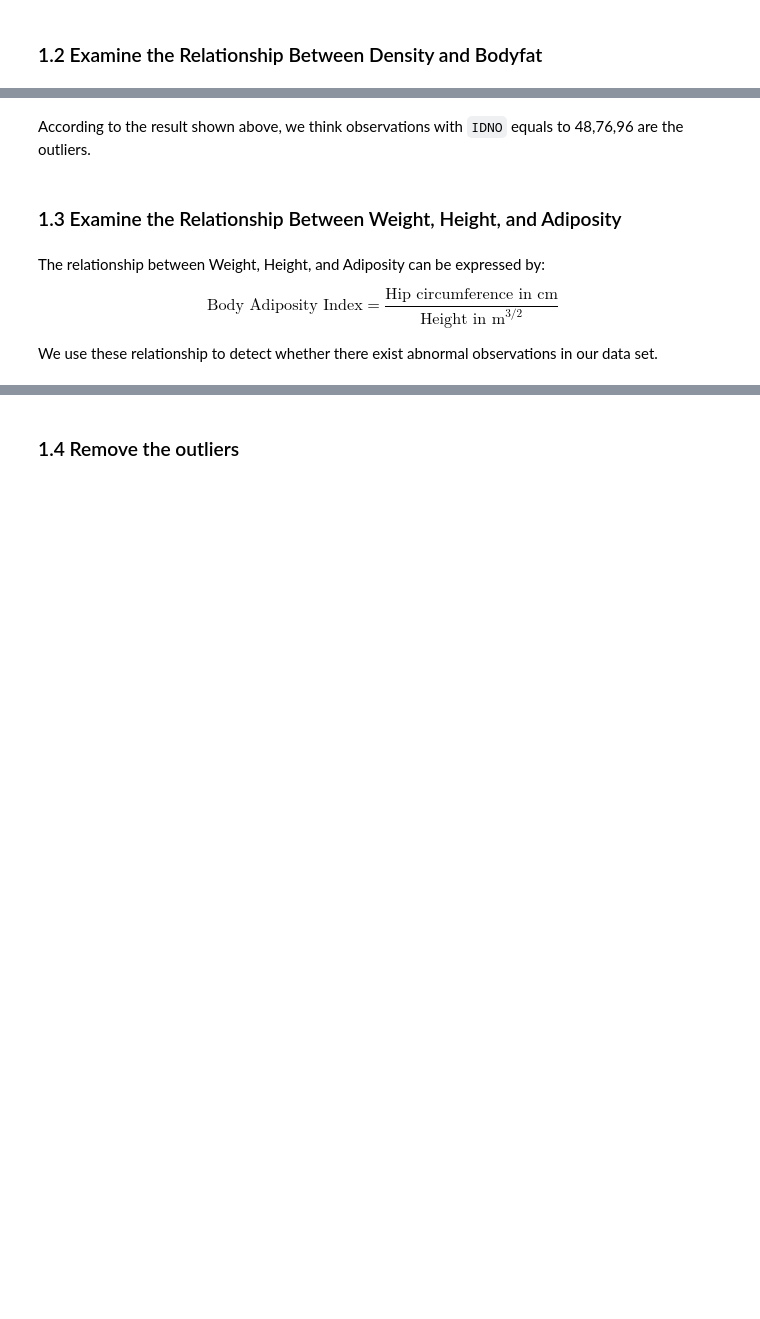
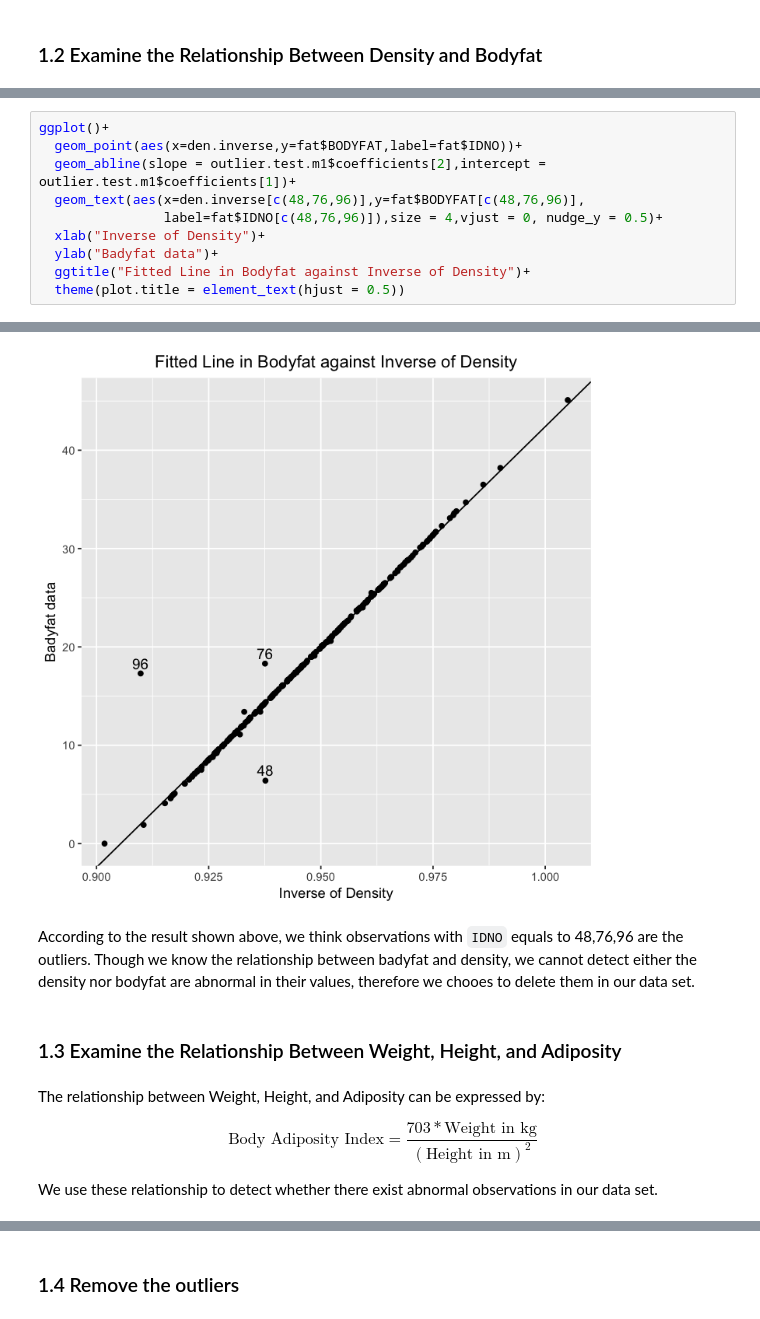
Before and after one commit to RitaWu98/STAT628-Module2, a Jupyter notebook: code/DataPreprocessing.ipynb, the cells around one changed output, grey strips where cells are left out. Saved outputs shown, nothing was run; the diff lists cells and outputs as text; blank space fills up the shorter version.

```diff
--- a/code/DataPreprocessing.ipynb
+++ b/code/DataPreprocessing.ipynb
@@ -71,0 +92,11 @@ F-statistic: 1.131e+04 on 1 and 250 DF,  p-value: < 2.2e-16
+# %%
+ggplot()+
+  geom_point(aes(x=den.inverse,y=fat$BODYFAT,label=fat$IDNO))+
+  geom_abline(slope = outlier.test.m1$coefficients[2],intercept = outlier.test.m1$coefficients[1])+
+  geom_text(aes(x=den.inverse[c(48,76,96)],y=fat$BODYFAT[c(48,76,96)],
+                label=fat$IDNO[c(48,76,96)]),size = 4,vjust = 0, nudge_y = 0.5)+
+  xlab("Inverse of Density")+
+  ylab("Badyfat data")+
+  ggtitle("Fitted Line in Bodyfat against Inverse of Density")+
+  theme(plot.title = element_text(hjust = 0.5))
+# %% [output]
@@ -72,11 +105,12 @@ F-statistic: 1.131e+04 on 1 and 250 DF,  p-value: < 2.2e-16
+[figure, added]
 # %% [markdown]
-According to the result shown above, we think observations with `IDNO` equals to 48,76,96 are the outliers.
+According to the result shown above, we think observations with `IDNO` equals to 48,76,96 are the outliers. Though we know the relationship between badyfat and density, we cannot detect either the density nor bodyfat are abnormal in their values, therefore we chooes to delete them in our data set.
 # %% [markdown]
 ### 1.3 Examine the Relationship Between Weight, Height, and Adiposity
 # %% [markdown]
 The relationship between Weight, Height, and Adiposity can be expressed by:
 
-$$\text{Body Adiposity Index} = \frac{\text{Hip circumference in cm}}{\text{Height in m}^{3/2}} $$
+$$\text{Body Adiposity Index} = \frac{703*\text{Weight in kg}}{(\text{Height in m})^{2}} $$
 
 We use these relationship to detect whether there exist abnormal observations in our data set.
 # %%
```
Also changed, not shown: parts of 42 cells of this notebook, 1 other file.
